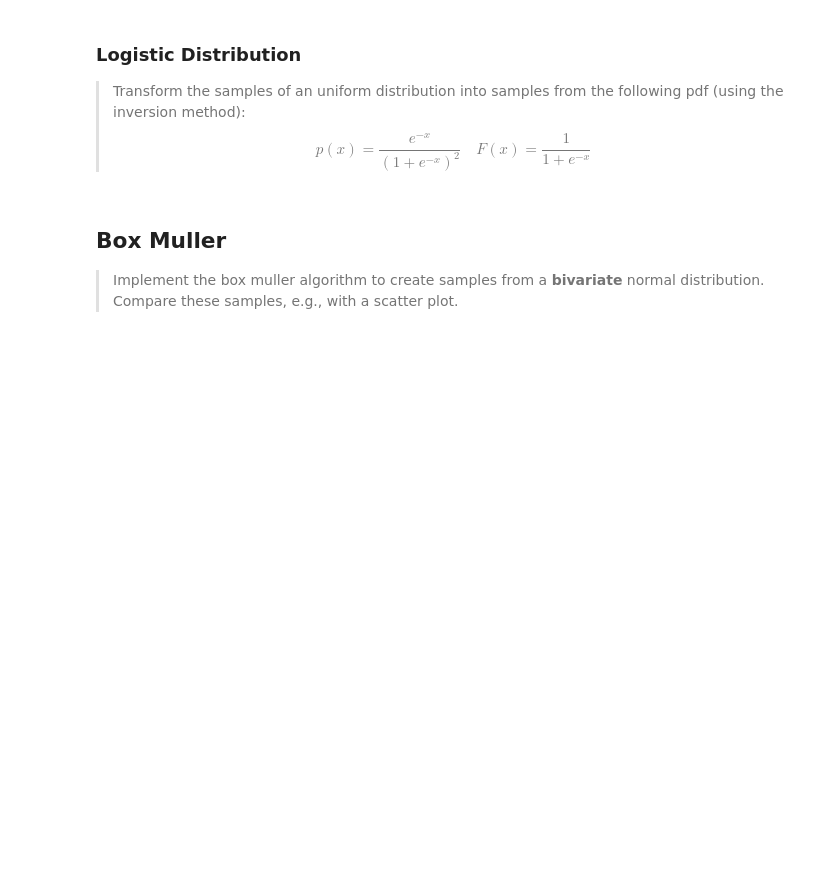
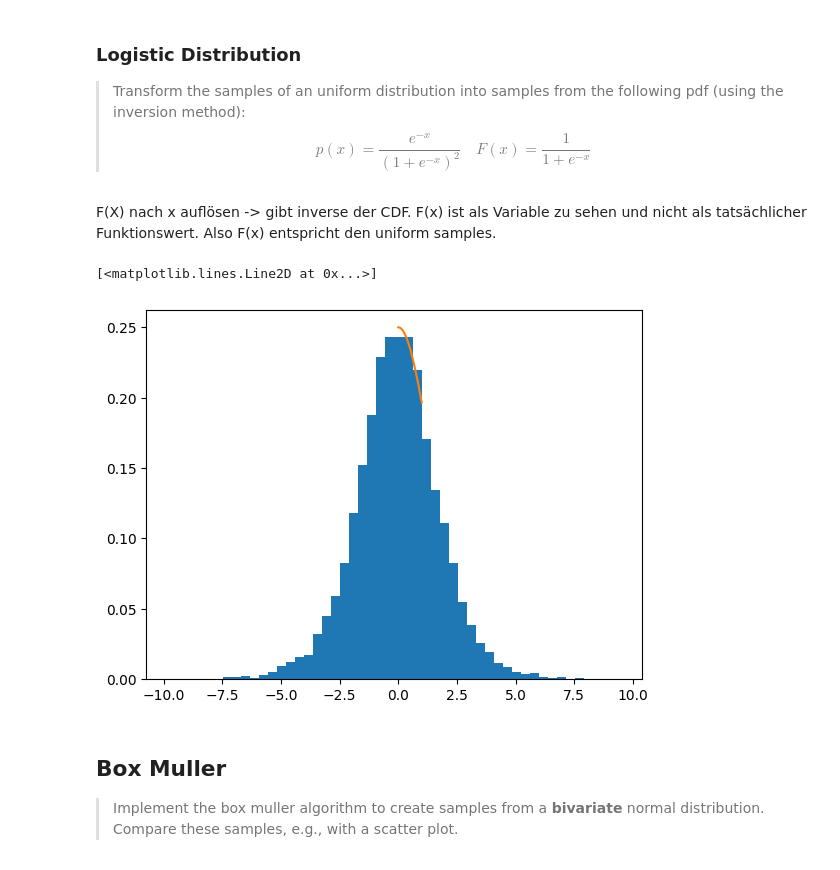
Before and after one commit to KlaraGtknst/PatRec2_SoSe24, a Jupyter notebook: 08_basic_sampling.ipynb, the cells around one changed output. Drawn from its saved outputs; the diff is of its cells as text; code cells hidden in the pictures; blank space fills up the shorter version.

```diff
--- a/08_basic_sampling.ipynb
+++ b/08_basic_sampling.ipynb
@@ -68,29 +96,31 @@ y = dist.sample(n_samples)
 ### Logistic Distribution
 >Transform the samples of an uniform distribution into samples from the following pdf (using the inversion method):
 >$$p(x) = \frac{e^{-x}}{\left(1+e^{-x}\right)^{2}} \quad F(x) = \frac{1}{1+e^{-x}}$$
+# %% [markdown]
+F(X) nach x auflösen -> gibt inverse der CDF. F(x) ist als Variable zu sehen und nicht als tatsächlicher Funktionswert. Also F(x) entspricht den uniform samples.
 # %%
 class LogisticDistribution:
     def __init__(self, lmb):
         self.lmb = lmb
 
-####################
-# Your Code Here   #
-####################
 
     def sample(self, n_samples):
-####################
-# Your Code Here   #
-####################
+        uniform_samples = np.random.rand(n_samples)
+        return -np.log(1/(uniform_samples)-1)/self.lmb
 
 
 n_samples = 10000
 dist = LogisticDistribution(lmb=1)
 y = dist.sample(n_samples)
 
 # Plot the samples
-####################
-# Your Code Here   #
-####################
+plt.hist(y, bins=50, density=True)
+x = np.linspace(0, 1, 1000)
+p_x = np.exp(-x)/((1+np.exp(-x))**2)
+plt.plot(x, p_x, label='Logistic PDF')
+# %% [output]
+[<matplotlib.lines.Line2D at 0x...>]
+[figure, added]
 # %% [markdown]
 ## Box Muller
 
```
Also changed, not shown: parts of 13 cells of this notebook.
